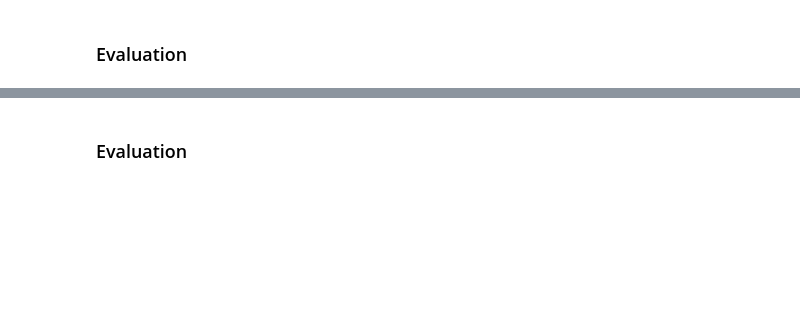
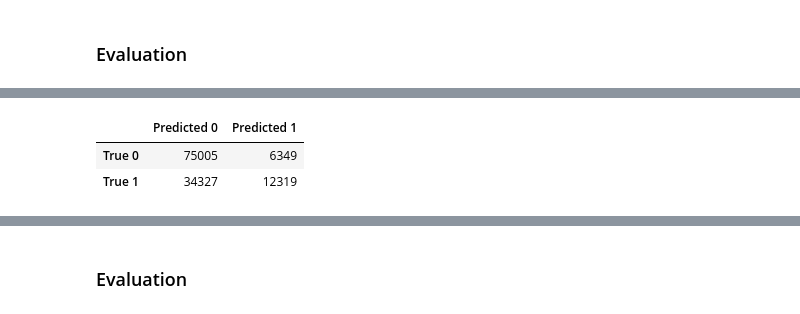
Before and after one commit to DiegoFA1/oct2024_capstone, a Jupyter notebook: notebooks/4.PredictionModeling.ipynb, the cells around one changed output, grey strips where cells are left out. Cells and saved outputs as stored; diff of their text form; code cells hidden in the pictures; blank space fills up the shorter version.

```diff
--- a/notebooks/4.PredictionModeling.ipynb
+++ b/notebooks/4.PredictionModeling.ipynb
@@ -308,0 +365,2 @@ this..
+# %%
+fitted_searchKn = grid_searchKn.fit(X_train, y_train)
@@ -308,0 +422,22 @@ this..
+# %%
+# evaluate on the original test set
+y_pred = fitted_searchKn.predict(X_test)
+
+# Generate confusion matrix
+cf_matrix = confusion_matrix(y_test, y_pred)
+
+# Get target names
+cols = ["0","1"]
+
+# Convert to a DataFrame
+cf_df = pd.DataFrame(
+    cf_matrix,
+    columns=['Predicted ' + x for x in cols],
+    index=['True ' + x for x in cols]
+)
+
+display(cf_df)
+# %% [output]
+|  | Predicted 0 | Predicted 1 |
+| True 0 | 75005 | 6349 |
+| True 1 | 34327 | 12319 |
```
Also changed, not shown: parts of 69 cells of this notebook, 1 other file.
